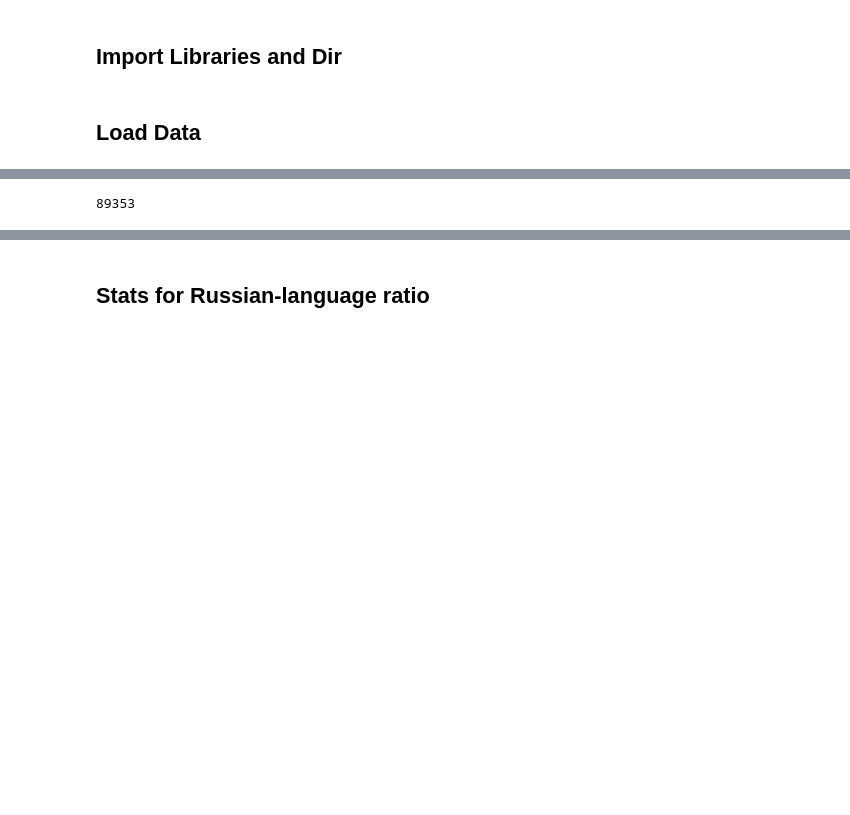
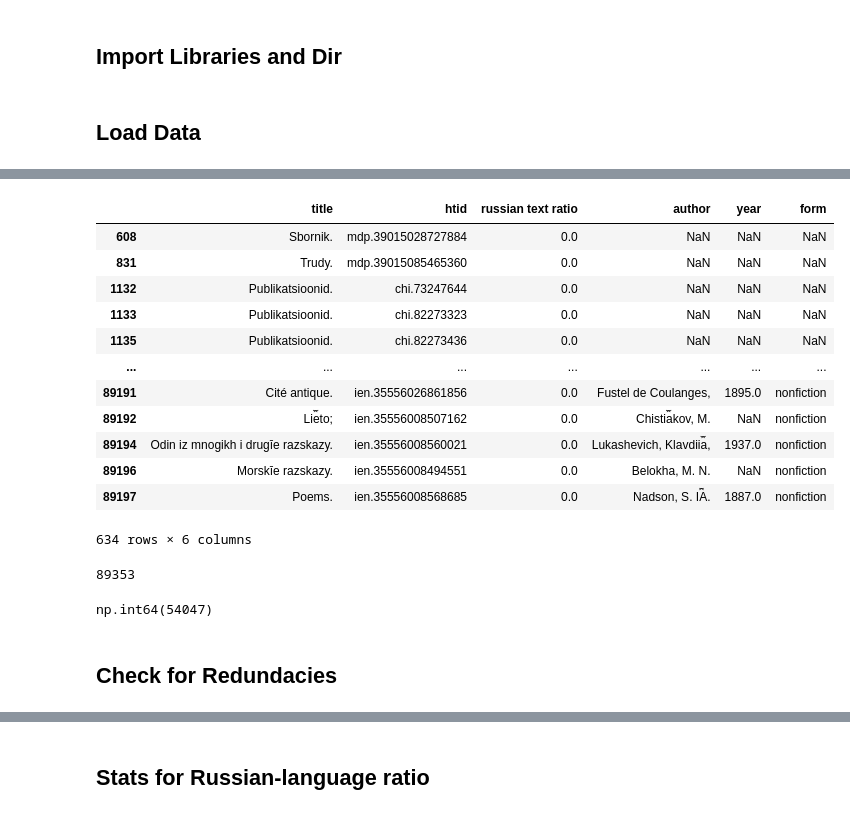
Before and after one commit to comp-int-hum/russian-semantics, a Jupyter notebook: scripts/step_1_filtering/metadata_analysis.ipynb, the cells around one changed output, grey strips where cells are left out. Saved outputs shown, nothing was run; the diff lists cells and outputs as text; code cells hidden in the pictures; blank space fills up the shorter version.

```diff
--- a/scripts/step_1_filtering/metadata_analysis.ipynb
+++ b/scripts/step_1_filtering/metadata_analysis.ipynb
@@ -17,7 +17,29 @@ metadata_df.head()
 | 2 | Gogolʹ; tvorchestvo, zhiznʹ i rel... | pst.000001808827 | 98.550891 | Merezhkovsky, Dmitry Sergeyevich, | 1941.0 | NaN |
 | 3 | Poėty i poėtessy / | mdp.39015006976008 | 99.458652 | Aĭkhenvalʹd, I︠U︡. I. | 1928.0 | nonfiction |
 | 4 | Poėty i poėtessy / | uc1.b3798780 | 99.173790 | Aĭkhenvalʹd, I︠U︡. I. | 1928.0 | nonfiction |
+# %%
+metadata_df[metadata_df['russian text ratio'] == 0]
+# %% [output]
+|  | title | htid | russian text ratio | author | year | form |
+| 608 | Sbornik. | mdp.39015028727884 | 0.0 | NaN | NaN | NaN |
+| 831 | Trudy. | mdp.39015085465360 | 0.0 | NaN | NaN | NaN |
+| 1132 | Publikatsioonid. | chi.73247644 | 0.0 | NaN | NaN | NaN |
+| 1133 | Publikatsioonid. | chi.82273323 | 0.0 | NaN | NaN | NaN |
+| 1135 | Publikatsioonid. | chi.82273436 | 0.0 | NaN | NaN | NaN |
+| ... | ... | ... | ... | ... | ... | ... |
+| 89191 | Cité antique. | ien.35556026861856 | 0.0 | Fustel de Coulanges, | 1895.0 | nonfiction |
+| 89192 | Li︠e︡to; | ien.35556008507162 | 0.0 | Chisti︠a︡kov, M. | NaN | nonfiction |
+| 89194 | Odin iz mnogikh i drugīe razskazy. | ien.35556008560021 | 0.0 | Lukashevich, Klavdii︠a︡, | 1937.0 | nonfiction |
+| 89196 | Morskīe razskazy. | ien.35556008494551 | 0.0 | Belokha, M. N. | NaN | nonfiction |
+| 89197 | Poems. | ien.35556008568685 | 0.0 | Nadson, S. I︠A︡. | 1887.0 | nonfiction |
+634 rows × 6 columns
 # %%
 len(metadata_df)
 # %% [output]
 89353
+# %%
+metadata_df['year'].isna().sum()
+# %% [output]
+np.int64(54047)
+# %% [markdown]
+## Check for Redundacies
```
Also changed, not shown: parts of 2 cells of this notebook, 3 other files.
